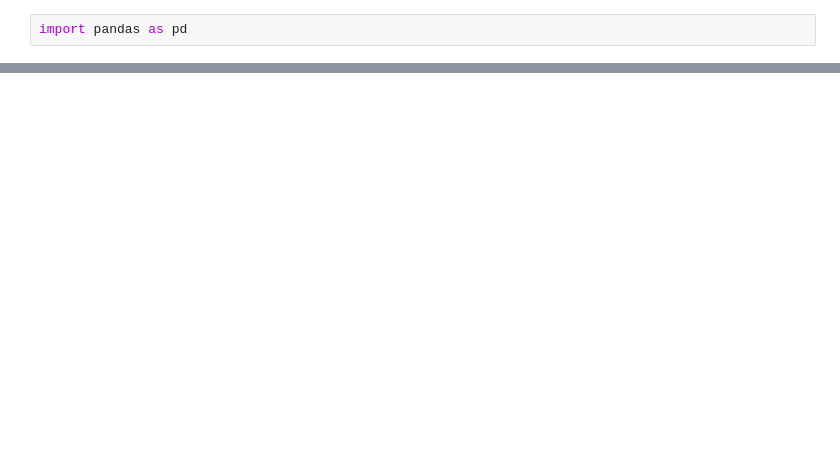
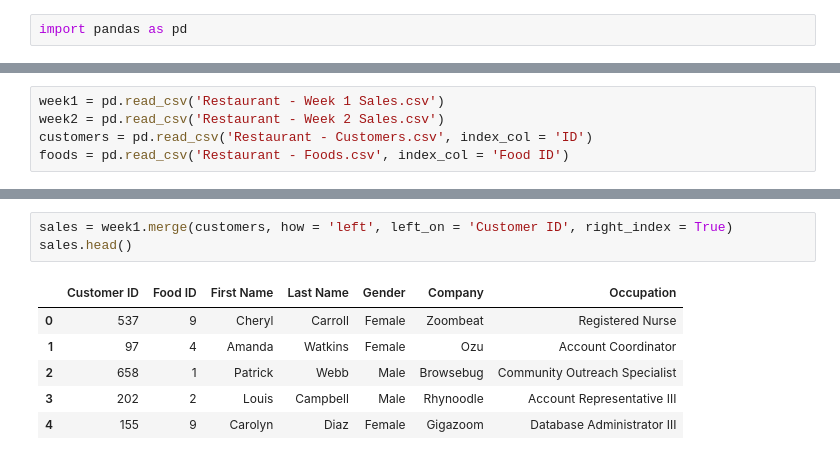
Before and after one commit to yuzchen96/Data-Analysis-with-Pandas-and-Python, a Jupyter notebook: pandas/Merging, Joining and Concatenating DataFrames.ipynb, the cells around one changed output, grey strips where cells are left out. Drawn from its saved outputs; the diff is of its cells as text; blank space fills up the shorter version.

```diff
--- a/pandas/Merging, Joining and Concatenating DataFrames.ipynb
+++ b/pandas/Merging, Joining and Concatenating DataFrames.ipynb
@@ -18,0 +180,5 @@ pd.read_csv('Restaurant - Week 1 Sales.csv')
+# %%
+week1 = pd.read_csv('Restaurant - Week 1 Sales.csv')
+week2 = pd.read_csv('Restaurant - Week 2 Sales.csv')
+customers = pd.read_csv('Restaurant - Customers.csv', index_col = 'ID')
+foods = pd.read_csv('Restaurant - Foods.csv', index_col = 'Food ID')
@@ -18,0 +214,10 @@ pd.read_csv('Restaurant - Week 1 Sales.csv')
+# %%
+sales = week1.merge(customers, how = 'left', left_on = 'Customer ID', right_index = True)
+sales.head()
+# %% [output]
+|  | Customer ID | Food ID | First Name | Last Name | Gender | Company | Occupation |
+| 0 | 537 | 9 | Cheryl | Carroll | Female | Zoombeat | Registered Nurse |
+| 1 | 97 | 4 | Amanda | Watkins | Female | Ozu | Account Coordinator |
+| 2 | 658 | 1 | Patrick | Webb | Male | Browsebug | Community Outreach Specialist |
+| 3 | 202 | 2 | Louis | Campbell | Male | Rhynoodle | Account Representative III |
+| 4 | 155 | 9 | Carolyn | Diaz | Female | Gigazoom | Database Administrator III |
```
Also changed, not shown: parts of 36 cells of this notebook.
